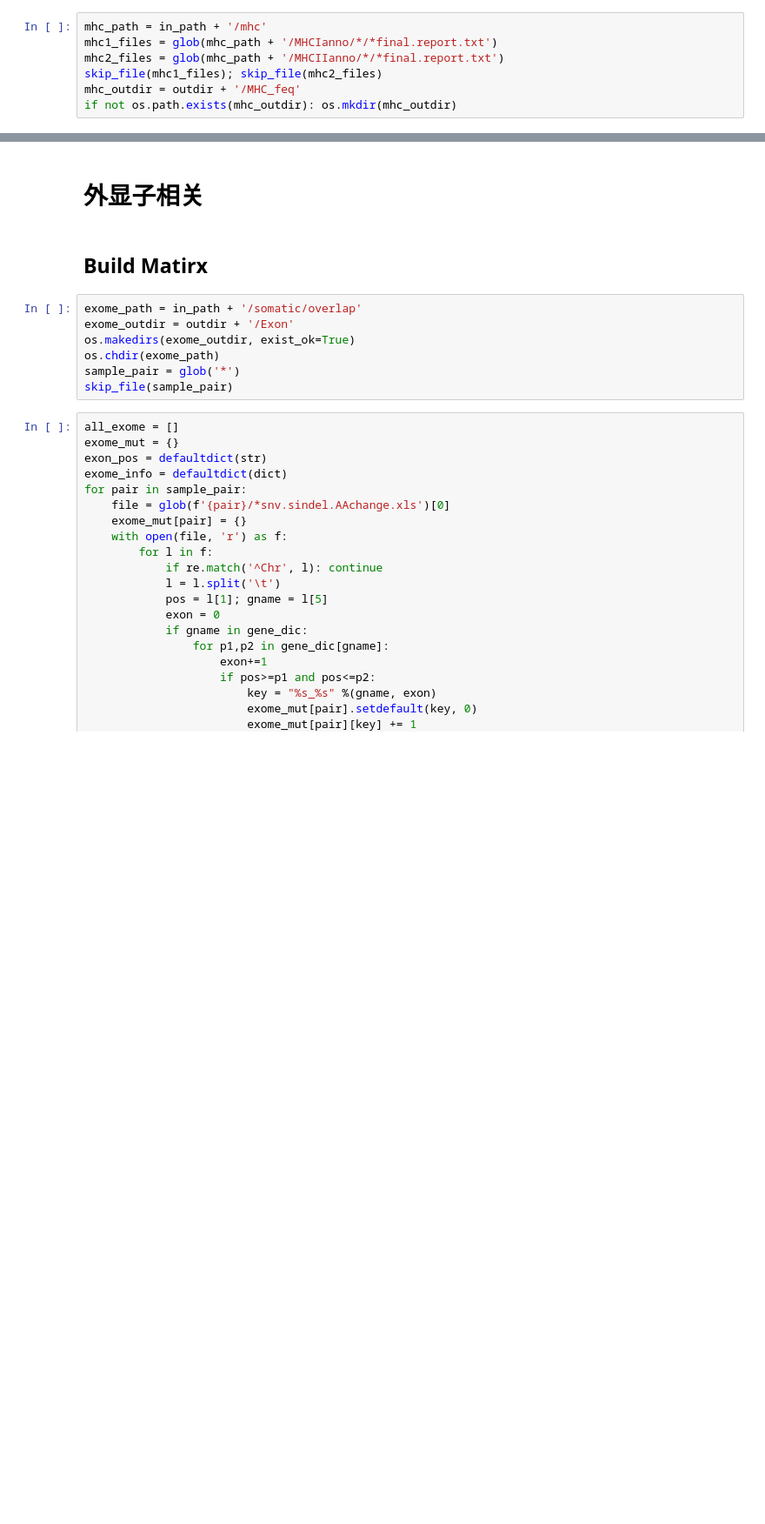
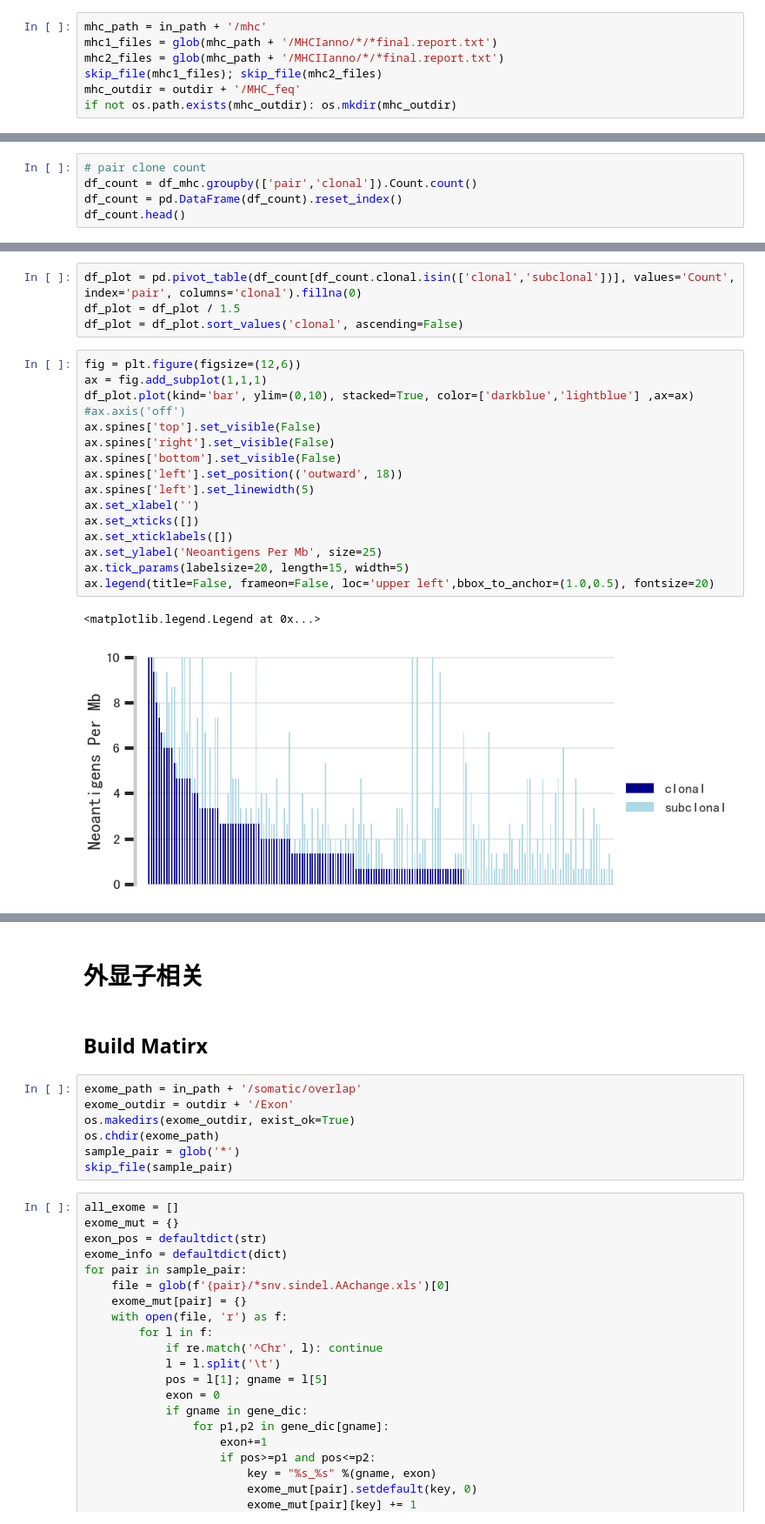
Before and after one commit to DanXu-git/myPyNotebookDisplay, a Jupyter notebook: nbs/YuceOne_Plus_stat-Count.ipynb, the cells around one changed output, grey strips where cells are left out. Shown at 87% size. Drawn from its saved outputs; the diff is of its cells as text; blank space fills up the shorter version.

```diff
--- a/nbs/YuceOne_Plus_stat-Count.ipynb
+++ b/nbs/YuceOne_Plus_stat-Count.ipynb
@@ -185,0 +389,5 @@ with open(mhc_outdir + '/MHC2', 'w') as f:
+# %%
+# pair clone count
+df_count = df_mhc.groupby(['pair','clonal']).Count.count()
+df_count = pd.DataFrame(df_count).reset_index()
+df_count.head()
@@ -185,0 +401,23 @@ with open(mhc_outdir + '/MHC2', 'w') as f:
+# %%
+df_plot = pd.pivot_table(df_count[df_count.clonal.isin(['clonal','subclonal'])], values='Count', index='pair', columns='clonal').fillna(0)
+df_plot = df_plot / 1.5
+df_plot = df_plot.sort_values('clonal', ascending=False)
+# %%
+fig = plt.figure(figsize=(12,6))
+ax = fig.add_subplot(1,1,1)
+df_plot.plot(kind='bar', ylim=(0,10), stacked=True, color=['darkblue','lightblue'] ,ax=ax)
+#ax.axis('off')
+ax.spines['top'].set_visible(False)
+ax.spines['right'].set_visible(False)
+ax.spines['bottom'].set_visible(False)
+ax.spines['left'].set_position(('outward', 18))
+ax.spines['left'].set_linewidth(5)
+ax.set_xlabel('')
+ax.set_xticks([])
+ax.set_xticklabels([])
+ax.set_ylabel('Neoantigens Per Mb', size=25)
+ax.tick_params(labelsize=20, length=15, width=5)
+ax.legend(title=False, frameon=False, loc='upper left',bbox_to_anchor=(1.0,0.5), fontsize=20)
+# %% [output]
+<matplotlib.legend.Legend at 0x...>
+[figure, added]
```
Also changed, not shown: parts of 37 cells of this notebook.
